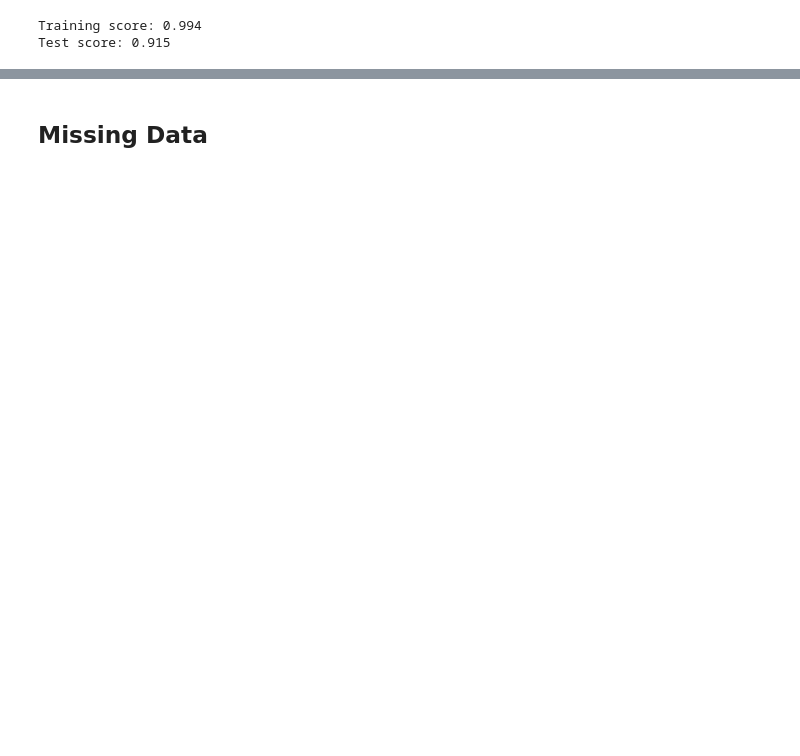
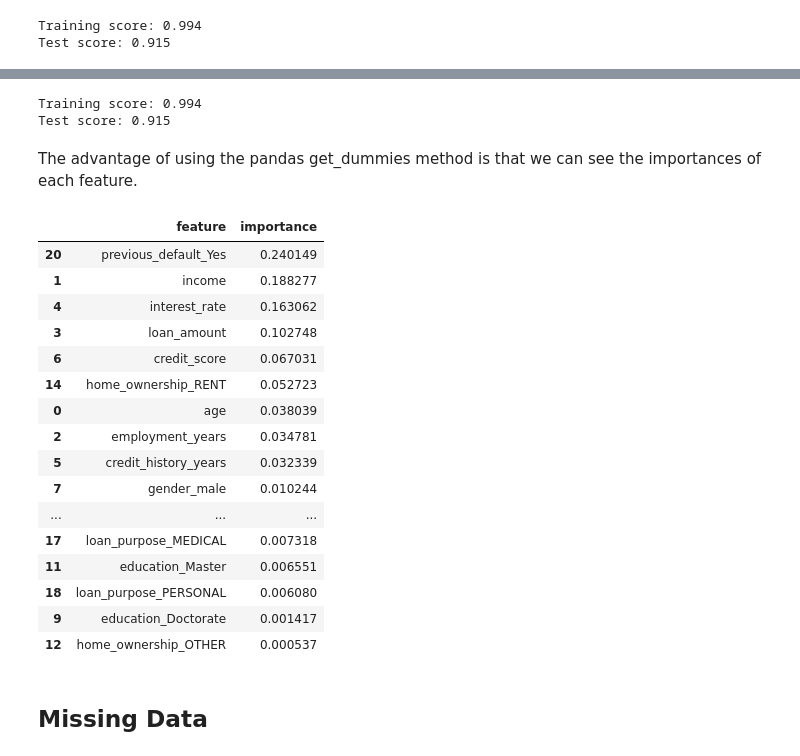
Before and after one commit to lyonsja-mathematics/machine_learning_projects, a Jupyter notebook: Scikit-Learn.ipynb, the cells around one changed output, grey strips where cells are left out. Saved outputs shown, nothing was run; the diff lists cells and outputs as text; code cells hidden in the pictures; blank space fills up the shorter version.

```diff
--- a/Scikit-Learn.ipynb
+++ b/Scikit-Learn.ipynb
@@ -274,0 +301,3 @@ Probability of Approval: 20%
+# %%
+loan2=pd.get_dummies(loan, columns=['gender','education','home_ownership','loan_purpose',
+                               'previous_default'], drop_first=True, dtype=int)
@@ -274,0 +308,5 @@ Probability of Approval: 20%
+# %%
+features=list(loan2.columns)
+features.remove('approved')
+X = loan2[features]
+y = loan2.approved
@@ -275,3 +315,34 @@ Probability of Approval: 20%
+# %%
+forest2=RandomForestClassifier(n_estimators=10, random_state=2).fit(X_train, y_train)
+# %%
+print("Training score: {:.3f}".format(forest2.score(X_train, y_train)))
+print("Test score: {:.3f}".format(forest2.score(X_test, y_test)))
+# %% [output]
+Training score: 0.994
+Test score: 0.915
+# %% [markdown]
+The advantage of using the pandas get_dummies method is that we can see the importances of each feature.
+# %%
+pd.DataFrame({'feature':forest2.feature_names_in_,
+             'importance':forest2.feature_importances_}).sort_values('importance', ascending=False)
+# %% [output]
+|  | feature | importance |
+| 20 | previous_default_Yes | 0.240149 |
+| 1 | income | 0.188277 |
+| 4 | interest_rate | 0.163062 |
+| 3 | loan_amount | 0.102748 |
+| 6 | credit_score | 0.067031 |
+| 14 | home_ownership_RENT | 0.052723 |
+| 0 | age | 0.038039 |
+| 2 | employment_years | 0.034781 |
+| 5 | credit_history_years | 0.032339 |
+| 7 | gender_male | 0.010244 |
+| ... | ... | ... |
+| 17 | loan_purpose_MEDICAL | 0.007318 |
+| 11 | education_Master | 0.006551 |
+| 18 | loan_purpose_PERSONAL | 0.006080 |
+| 9 | education_Doctorate | 0.001417 |
+| 12 | home_ownership_OTHER | 0.000537 |
 # %% [markdown]
 ## Missing Data
 # %%
```
Also changed, not shown: parts of 87 cells of this notebook.
